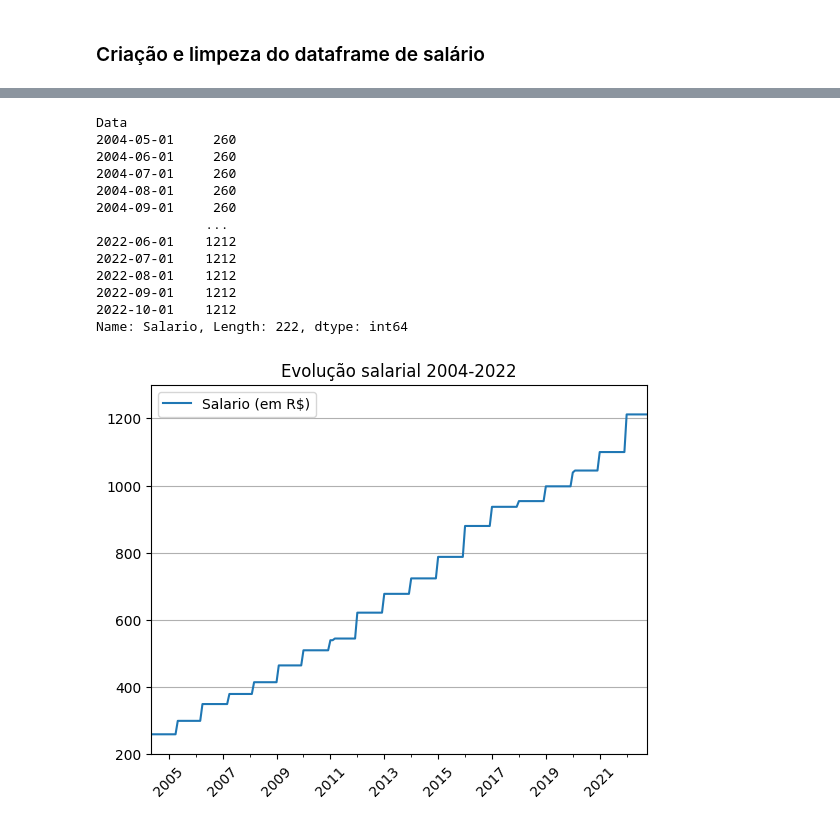
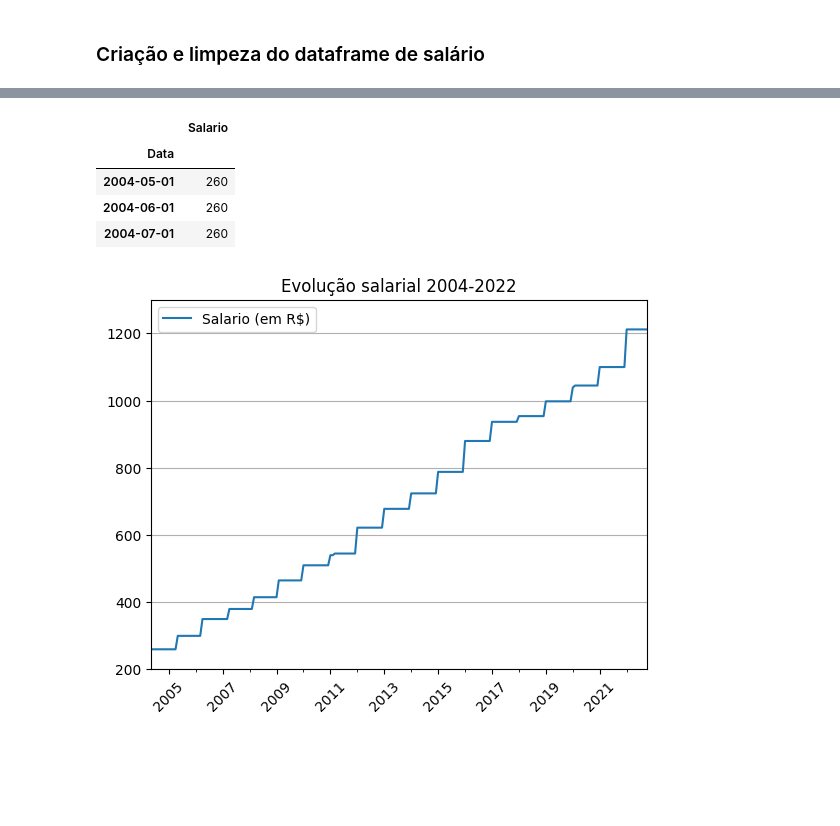
Before and after one commit to pedrorcm/historico-precos-gas, a Jupyter notebook: main.ipynb, the cells around one changed output, grey strips where cells are left out. Saved outputs shown, nothing was run; the diff lists cells and outputs as text; code cells hidden in the pictures; blank space fills up the shorter version.

```diff
--- a/main.ipynb
+++ b/main.ipynb
@@ -200,16 +281,0 @@ salario_selecionado['Salario'] = pd.to_numeric(salario_selecionado.Salario.apply
-# %%
-salario_selecionado.Salario
-# %% [output]
-Data
-2004-05-01     260
-2004-06-01     260
-2004-07-01     260
-2004-08-01     260
-2004-09-01     260
-              ...
-2022-06-01    1212
-2022-07-01    1212
-2022-08-01    1212
-2022-09-01    1212
-2022-10-01    1212
-Name: Salario, Length: 222, dtype: int64
@@ -220,3 +282,11 @@ Name: Salario, Length: 222, dtype: int64
+# %%
+salario_selecionado.head(3)
+# %% [output]
+|  | Salario |
+| Data |  |
+| 2004-05-01 | 260 |
+| 2004-06-01 | 260 |
+| 2004-07-01 | 260 |
 # %%
 salario_selecionado.plot(kind='line', ylim=(200,1300))
 plt.title('Evolução salarial 2004-2022')
```
Also changed, not shown: parts of 62 cells of this notebook.
